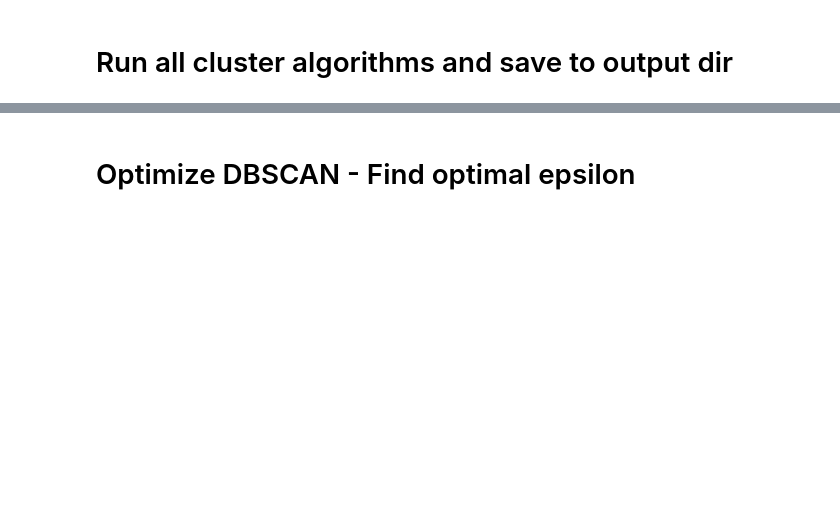
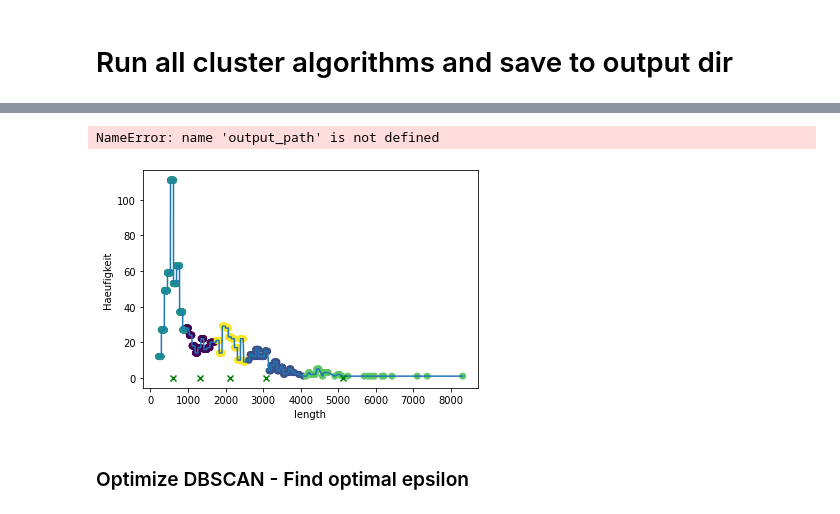
Before and after one commit to hahahannes/rna-clustering, a Jupyter notebook: notebook.ipynb, the cells around one changed output, grey strips where cells are left out. Cells and saved outputs as stored; diff of their text form; code cells hidden in the pictures; blank space fills up the shorter version.

```diff
--- a/notebook.ipynb
+++ b/notebook.ipynb
@@ -19,2 +38,7 @@ run_all_clustering(df, features)
+# %%
+run_kmeans(df, 5)
+# %% [output]
+NameError: name 'output_path' is not defined
+[figure, added]
 # %% [markdown]
-# Optimize DBSCAN - Find optimal epsilon
+### Optimize DBSCAN - Find optimal epsilon
```
Also changed, not shown: parts of 18 cells of this notebook, 3 other files.
